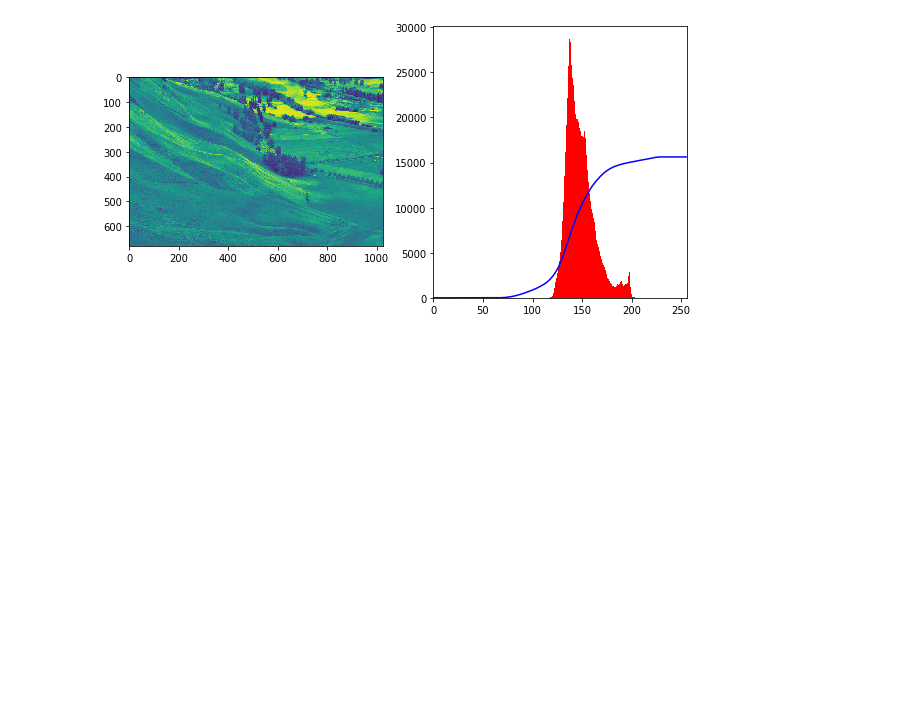
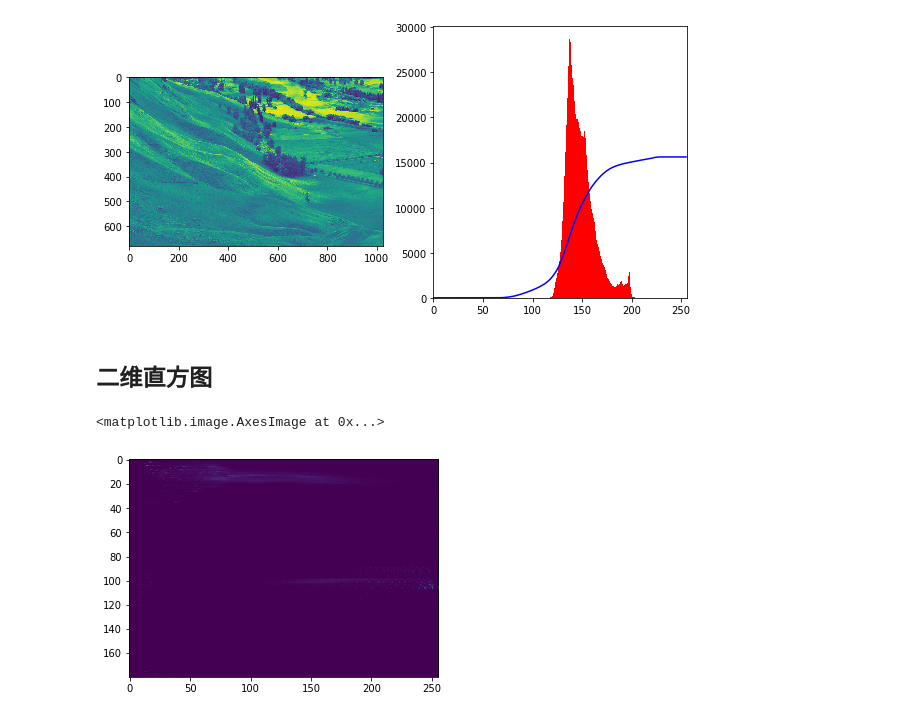
Before and after one commit to hehichens/CV_code, a Jupyter notebook: 1.直方图.ipynb, the cells around one changed output. Drawn from its saved outputs; the diff is of its cells as text; code cells hidden in the pictures; blank space fills up the shorter version.

```diff
--- a/直方图.ipynb
+++ b/1.直方图.ipynb
@@ -168,3 +172,16 @@ plt.xlim([0,256])
 plt.show()
 # %% [output]
 [figure]
+# %% [markdown]
+## 二维直方图
+# %%
+'''OpenCV中的2D直方图'''
+
+img = cv2.imread("C:/Users/hichens/Desktop/CV_code/images/joe.jpg")
+hsv = cv2.cvtColor(img,cv2.COLOR_BGR2HSV)
+hist = cv2.calcHist([hsv], [0, 1], None, [180, 256], [0, 180, 0, 256])
+
+plt.imshow(hist,interpolation = 'nearest')
+# %% [output]
+<matplotlib.image.AxesImage at 0x...>
+[figure, added]
```
Also changed, not shown: parts of 4 cells of this notebook, 3 other files.
